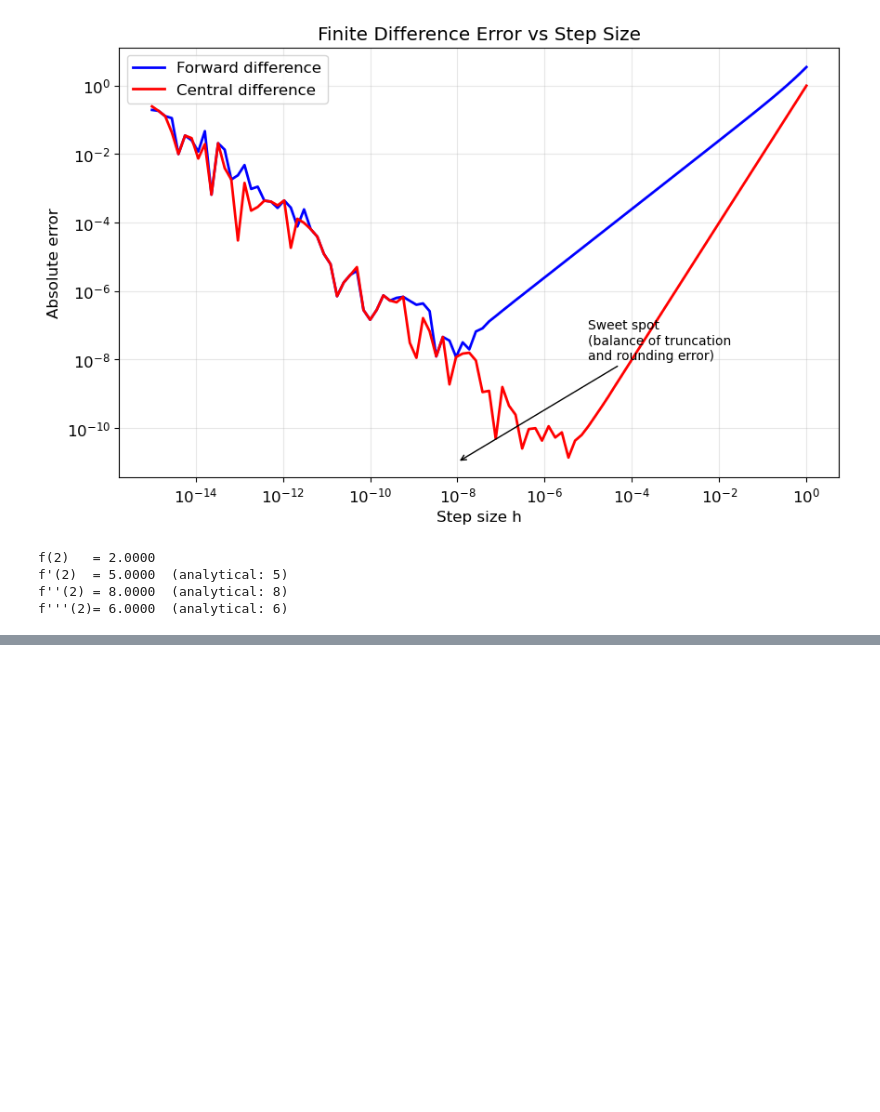
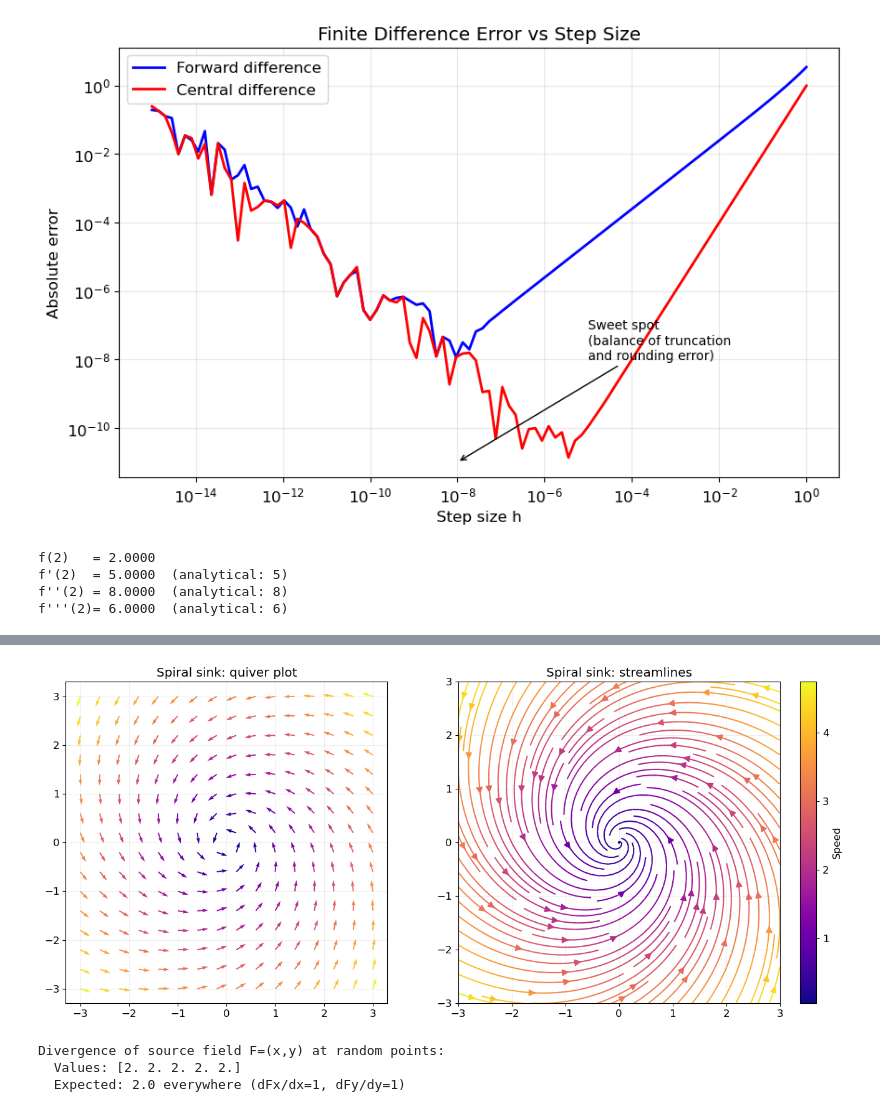
Before and after one commit to akshay-chenna/learning-diffusion, a Jupyter notebook: implementation.ipynb, the cells around one changed output, grey strips where cells are left out. Cells and saved outputs as stored; diff of their text form; code cells hidden in the pictures; blank space fills up the shorter version.

```diff
--- a/implementation.ipynb
+++ b/implementation.ipynb
@@ -110,0 +269,70 @@ f'''(2)= 6.0000  (analytical: 6)
+# %%
+x = np.linspace(-3, 3, 100)
+y = np.linspace(-3, 3, 100)
+X, Y = np.meshgrid(x, y)
+
+# A more interesting field: spiraling inward
+U = -Y - 0.5 * X
+V = X - 0.5 * Y
+speed = np.sqrt(U**2 + V**2)
+
+fig, (ax1, ax2) = plt.subplots(1, 2, figsize=(14, 6))
+
+# Quiver
+x_q = np.linspace(-3, 3, 16)
+y_q = np.linspace(-3, 3, 16)
+Xq, Yq = np.meshgrid(x_q, y_q)
+Uq = -Yq - 0.5 * Xq
+Vq = Xq - 0.5 * Yq
+mag_q = np.sqrt(Uq**2 + Vq**2)
+ax1.quiver(Xq, Yq, Uq/mag_q, Vq/mag_q, mag_q, cmap='plasma')
+ax1.set_title('Spiral sink: quiver plot')
+ax1.set_aspect('equal')
+ax1.grid(True, alpha=0.2)
+
+strm = ax2.streamplot(X, Y, U, V, color=speed, cmap='plasma',
+                       density=1.5, linewidth=1.5, arrowsize=1.5)
+ax2.set_title('Spiral sink: streamlines')
+ax2.set_aspect('equal')
+ax2.grid(True, alpha=0.2)
+plt.colorbar(strm.lines, ax=ax2, label='Speed')
+
+plt.tight_layout()
+plt.show()
+# %% [output]
+[figure, added]
+# %%
+# Compute divergence numerically (finite differences on a grid)
+
+def divergence_numerical(U, V, dx, dy):
+    """Compute divergence using central differences on a grid."""
+    dFx_dx = np.gradient(U, dx, axis=1)  # dFx/dx along columns
+    dFy_dy = np.gradient(V, dy, axis=0)  # dFy/dy along rows
+    return dFx_dx + dFy_dy
+
+# Compute divergence with PyTorch autograd
+def divergence_autograd(field_fn, points):
+    points = points.clone().requires_grad_(True)
+    x, y = points[:, 0], points[:, 1]
+    Fx, Fy = field_fn(x, y)
+
+    # dFx/dx
+    dFx_dx = torch.autograd.grad(Fx.sum(), points, create_graph=True)[0][:, 0]
+    # dFy/dy
+    dFy_dy = torch.autograd.grad(Fy.sum(), points, create_graph=True)[0][:, 1]
+
+    return dFx_dx + dFy_dy
+
+# Example: source field F = (x, y) -> divergence should be 2 everywhere
+def source_field(x, y):
+    return x, y
+
+pts = torch.randn(5, 2)
+div = divergence_autograd(source_field, pts)
+print("Divergence of source field F=(x,y) at random points:")
+print(f"  Values: {div.detach().numpy()}")
+print(f"  Expected: 2.0 everywhere (dFx/dx=1, dFy/dy=1)")
+# %% [output]
+Divergence of source field F=(x,y) at random points:
+  Values: [2. 2. 2. 2. 2.]
+  Expected: 2.0 everywhere (dFx/dx=1, dFy/dy=1)
```
Also changed, not shown: parts of 28 cells of this notebook, 1 other file.
